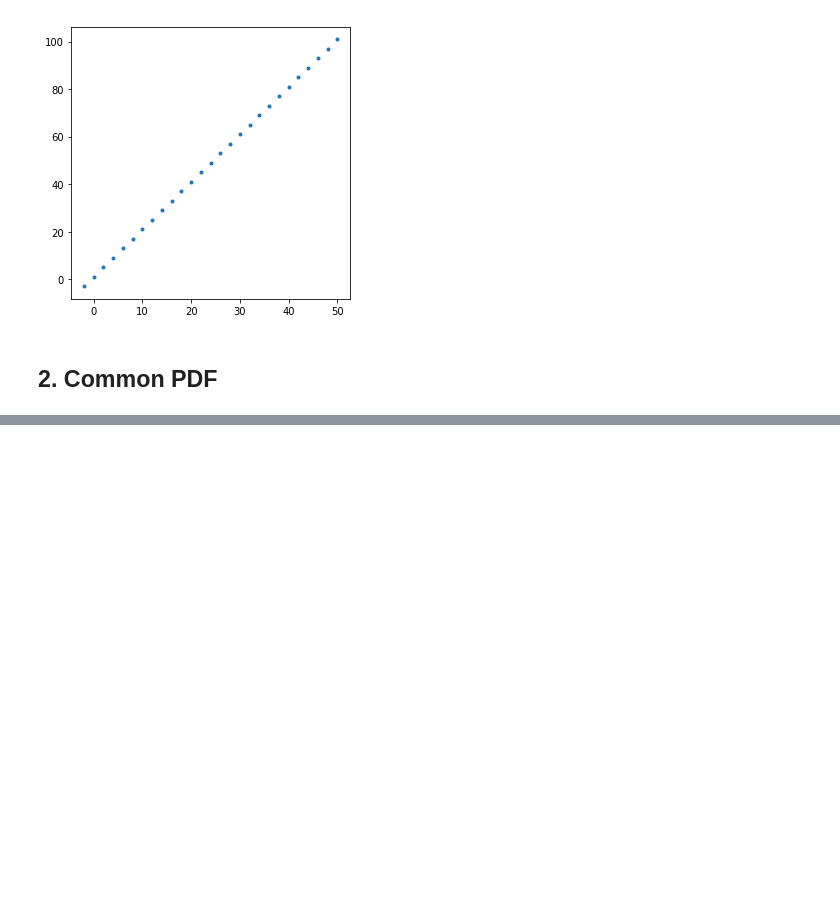
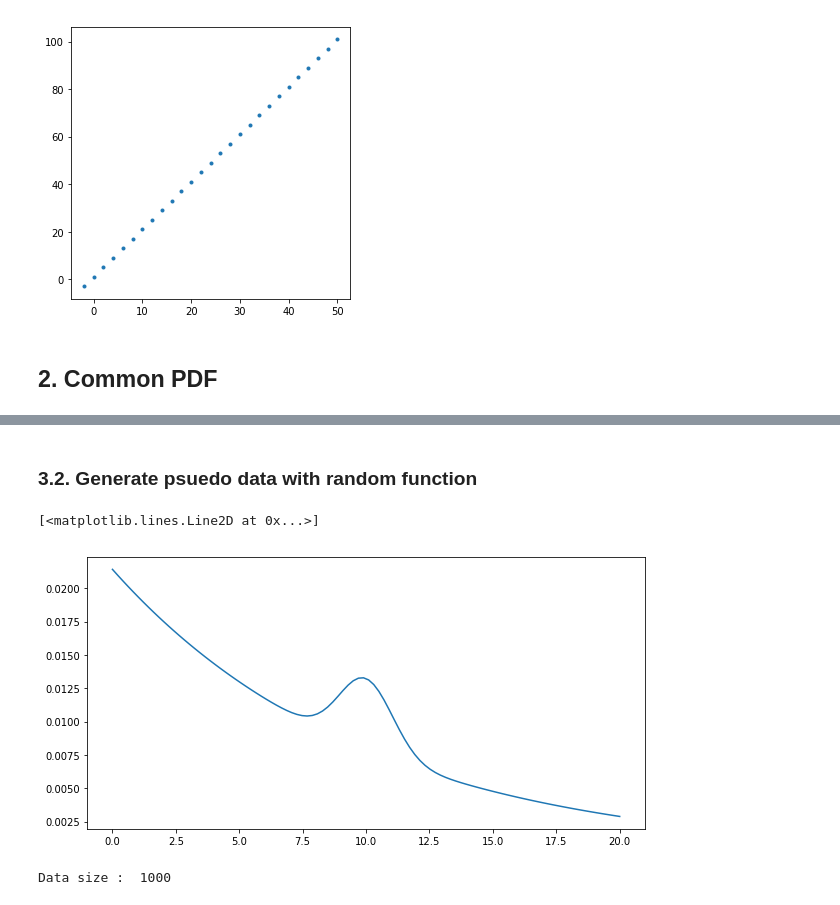
Before and after one commit to juifa-tsai/outreach, a Jupyter notebook: numpy/tutorial_02_pdf.ipynb, the cells around one changed output, grey strips where cells are left out. Cells and saved outputs as stored; diff of their text form; code cells hidden in the pictures; blank space fills up the shorter version.

```diff
--- a/numpy/tutorial_02_pdf.ipynb
+++ b/numpy/tutorial_02_pdf.ipynb
@@ -58,0 +160,11 @@ PLT.plot(xs, ys, '.')
+# %% [markdown]
+### 3.2. Generate psuedo data with random function
+# %%
+# Normalize distribution to PDF
+pdf = ys / ys.sum()
+# Draw
+PLT.figure(figsize=[10,5])
+PLT.plot(xs, pdf)
+# %% [output]
+[<matplotlib.lines.Line2D at 0x...>]
+[figure, added]
@@ -58,0 +176,4 @@ PLT.plot(xs, ys, '.')
+# %%
+print('Data size : ', len(data))
+# %% [output]
+Data size :  1000
```
Also changed, not shown: parts of 18 cells of this notebook.
